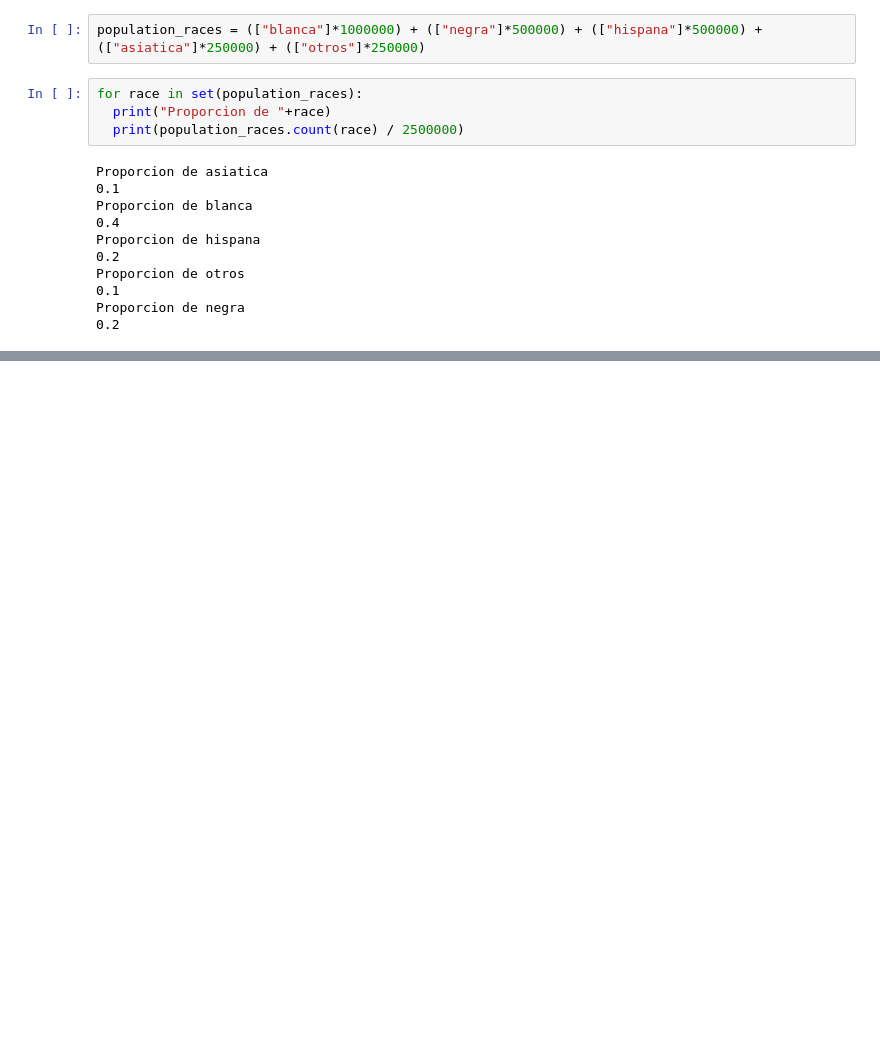
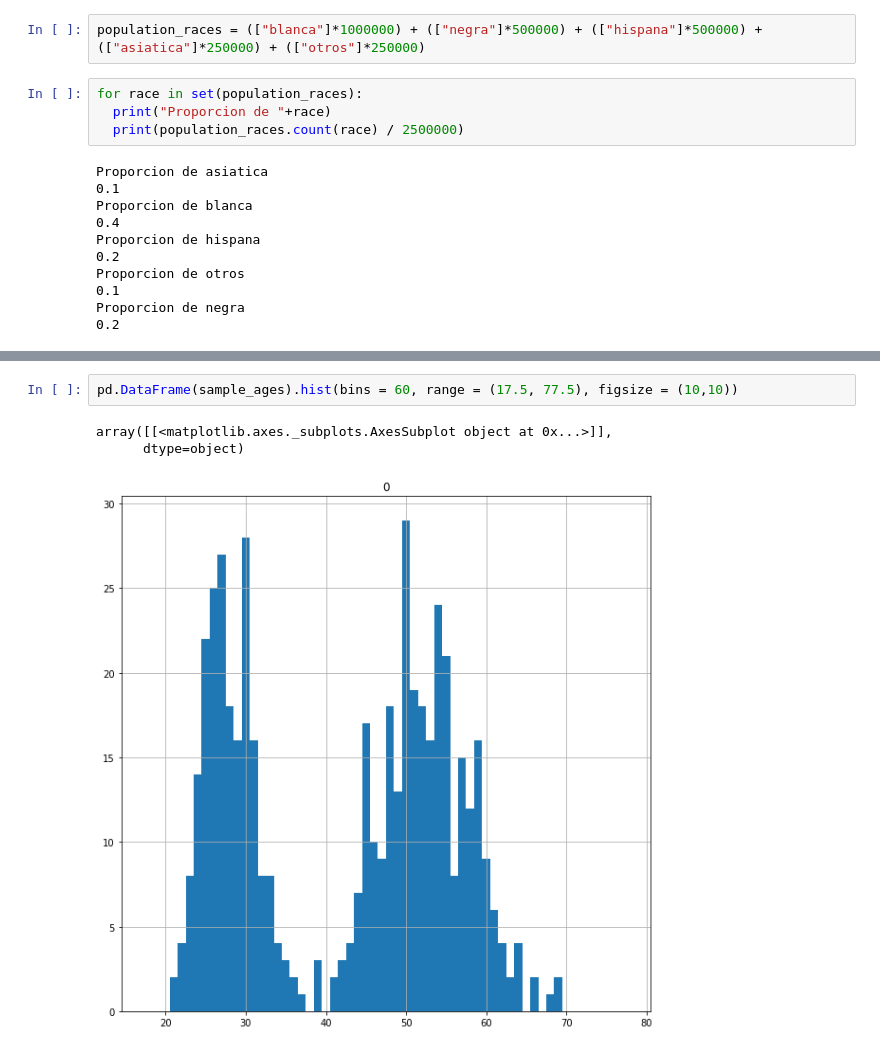
Before and after one commit to sergioarnold87/Practica_Sergio, a Jupyter notebook: Ejercicio_Intervalo_de_Confianza.ipynb, the cells around one changed output, grey strips where cells are left out. Cells and saved outputs as stored; diff of their text form; blank space fills up the shorter version.

```diff
--- a/Ejercicio_Intervalo_de_Confianza.ipynb
+++ b/Ejercicio_Intervalo_de_Confianza.ipynb
@@ -81,0 +106,6 @@ Proporcion de negra
+# %%
+pd.DataFrame(sample_ages).hist(bins = 60, range = (17.5, 77.5), figsize = (10,10))
+# %% [output]
+array([[<matplotlib.axes._subplots.AxesSubplot object at 0x...>]],
+      dtype=object)
+[figure, added]
```
Also changed, not shown: parts of 10 cells of this notebook.
